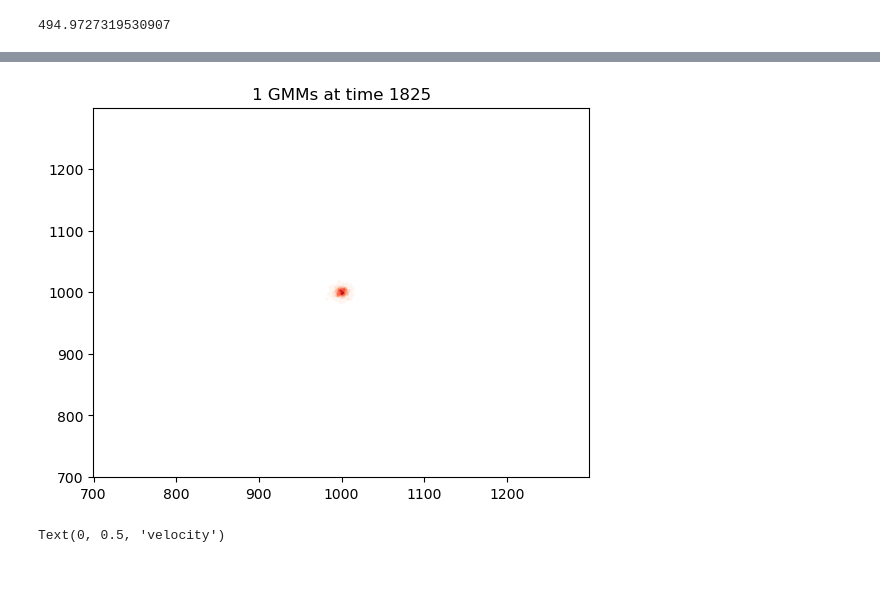
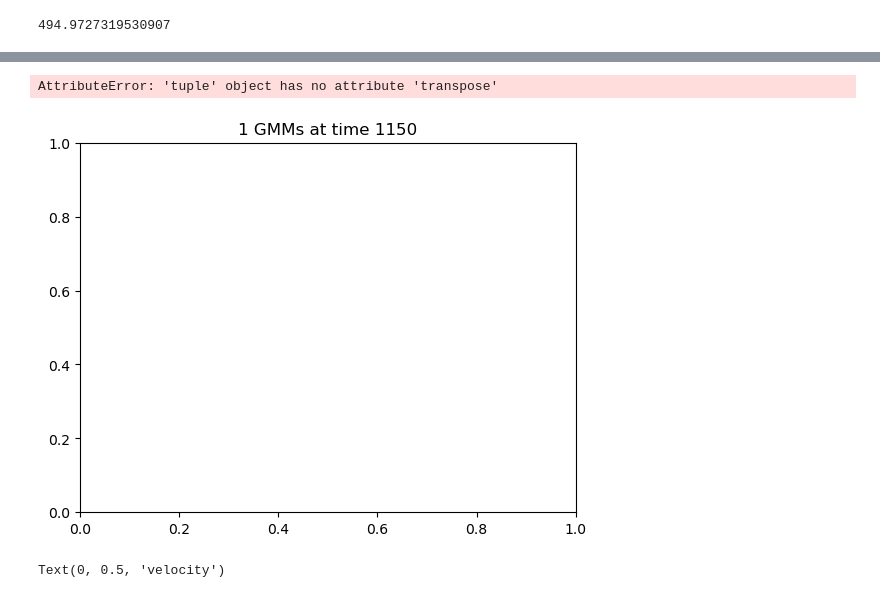
Before and after one commit to zhizhang1445/CRISPR_Sim, a Jupyter notebook: Unittest/tracking.ipynb, the cells around one changed output, grey strips where cells are left out. Cells and saved outputs as stored; diff of their text form; code cells hidden in the pictures.

```diff
--- a/Unittest/tracking.ipynb
+++ b/Unittest/tracking.ipynb
@@ -92,0 +101,6 @@ np.linalg.det(covs[1]) + np.linalg.det(covs[0]) +
+# %%
+n_binary = n.toarray()
+n, nh, f = load_outputs(foldername, 160 0, add_fitness=True)
+plt.contour(n_binary.transpose())
+# plt.margins(-0.25, -0.25)
+plt.colorbar()
@@ -93,10 +110,11 @@ np.linalg.det(covs[1]) + np.linalg.det(covs[0]) +
 # %%
 from trajectoryVisual import plot_Ellipses
 
 means, covs, counts = fit_GMM(n, params, sim_params)
-plot_Ellipses(n, tdom[-3], means, covs, margins = margins)
+plot_Ellipses(n, tdom[-30], means, covs, margins = (-0.3, -0.35))
 # %% [output]
+AttributeError: 'tuple' object has no attribute 'transpose'
-[figure, old version]
+[figure, new version]
 # %%
 for t in range(1000, 2071, 25):
     n_i = scipy.sparse.load_npz(foldername+f"/sp_frame_n{t}.npz").todok()
```
Also changed, not shown: parts of 3 cells of this notebook, 4 other files.
